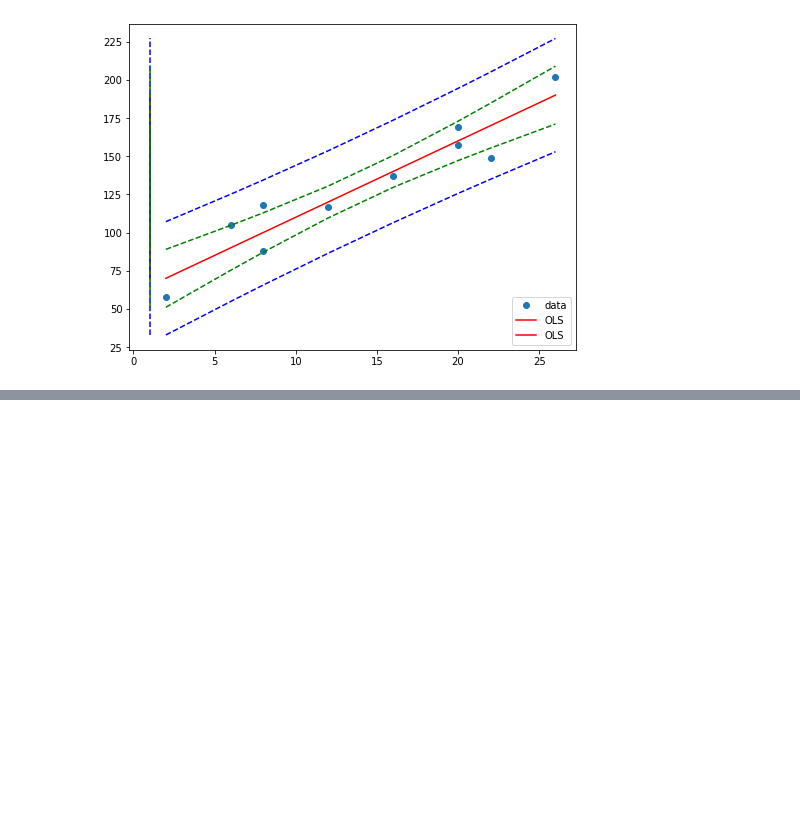
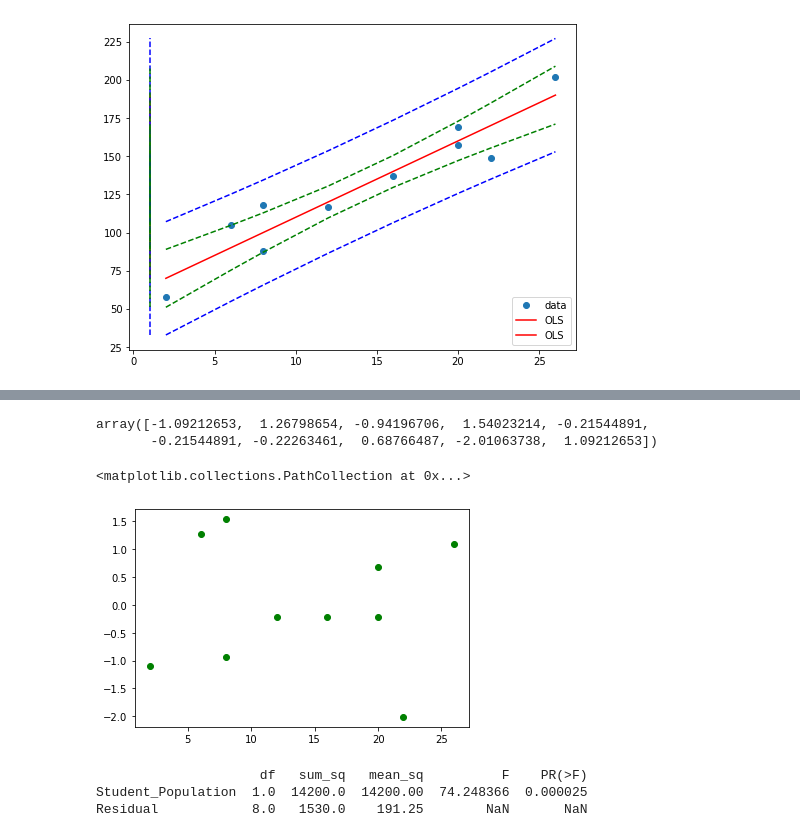
Before and after one commit to shallabhkhera/NPTEL-Data-Analytics-with-Python, a Jupyter notebook: Week7.ipynb, the cells around one changed output, grey strips where cells are left out. Drawn from its saved outputs; the diff is of its cells as text; code cells hidden in the pictures; blank space fills up the shorter version.

```diff
--- a/Week7.ipynb
+++ b/Week7.ipynb
@@ -124,0 +131,5 @@ plt.show()
+# %%
+
+Reg1 = sm.ols(formula="Sales ~ Student_Population", data = tbl_icecream)
+fit1 = Reg1.fit()
+print(fit1.summary())
@@ -124,0 +154,19 @@ plt.show()
+# %%
+influence = fit1.get_influence()
+resid_student = influence.resid_studentized_external
+resid_student
+# %% [output]
+array([-1.09212653,  1.26798654, -0.94196706,  1.54023214, -0.21544891,
+       -0.21544891, -0.22263461,  0.68766487, -2.01063738,  1.09212653])
+# %%
+plt.figure()
+plt.scatter(x, resid_student, color="green")
+# %% [output]
+<matplotlib.collections.PathCollection at 0x...>
+[figure, added]
+# %%
+print (anova_lm(fit1))
+# %% [output]
+                     df   sum_sq   mean_sq          F    PR(>F)
+Student_Population  1.0  14200.0  14200.00  74.248366  0.000025
+Residual            8.0   1530.0    191.25        NaN       NaN
```
Also changed, not shown: parts of 5 cells of this notebook.
